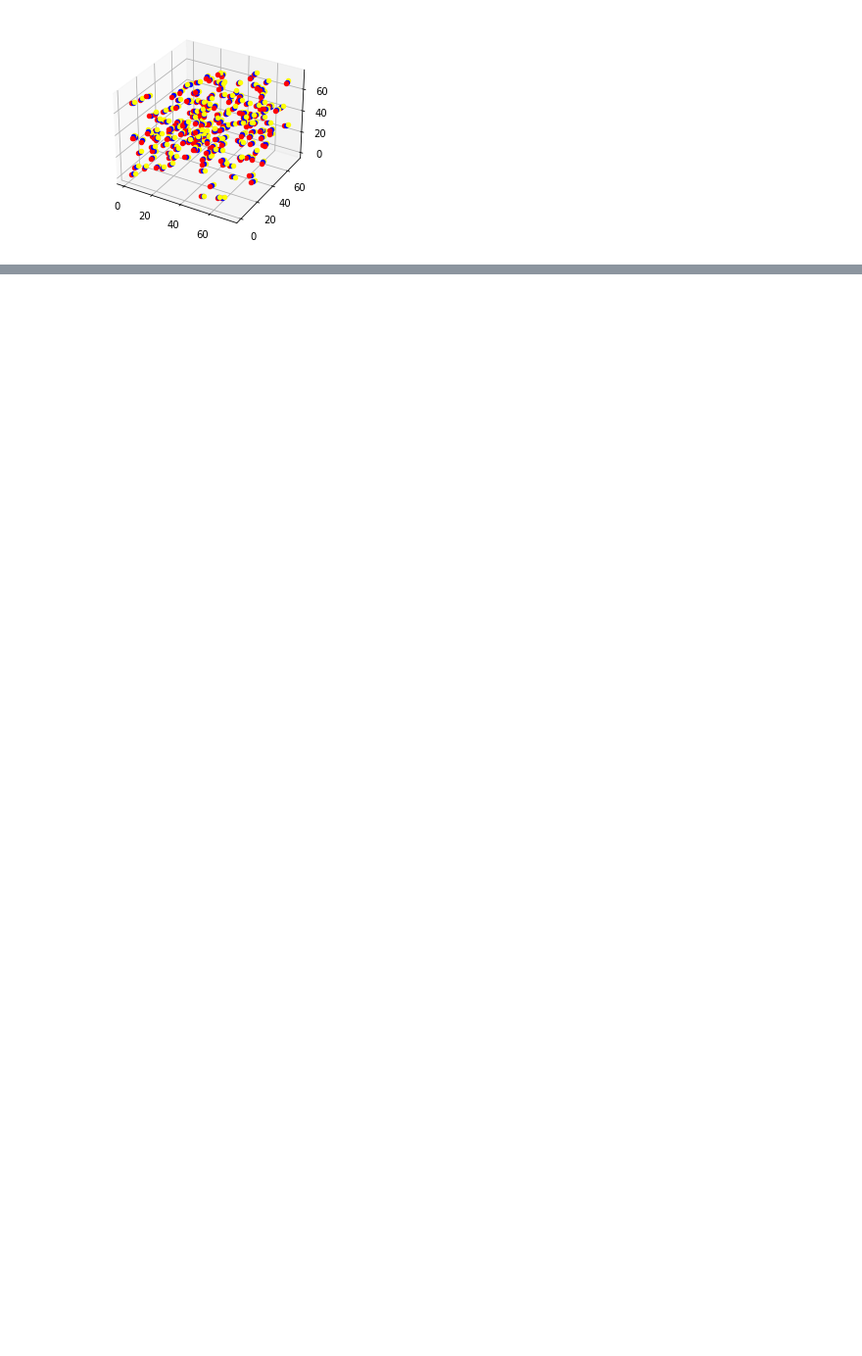
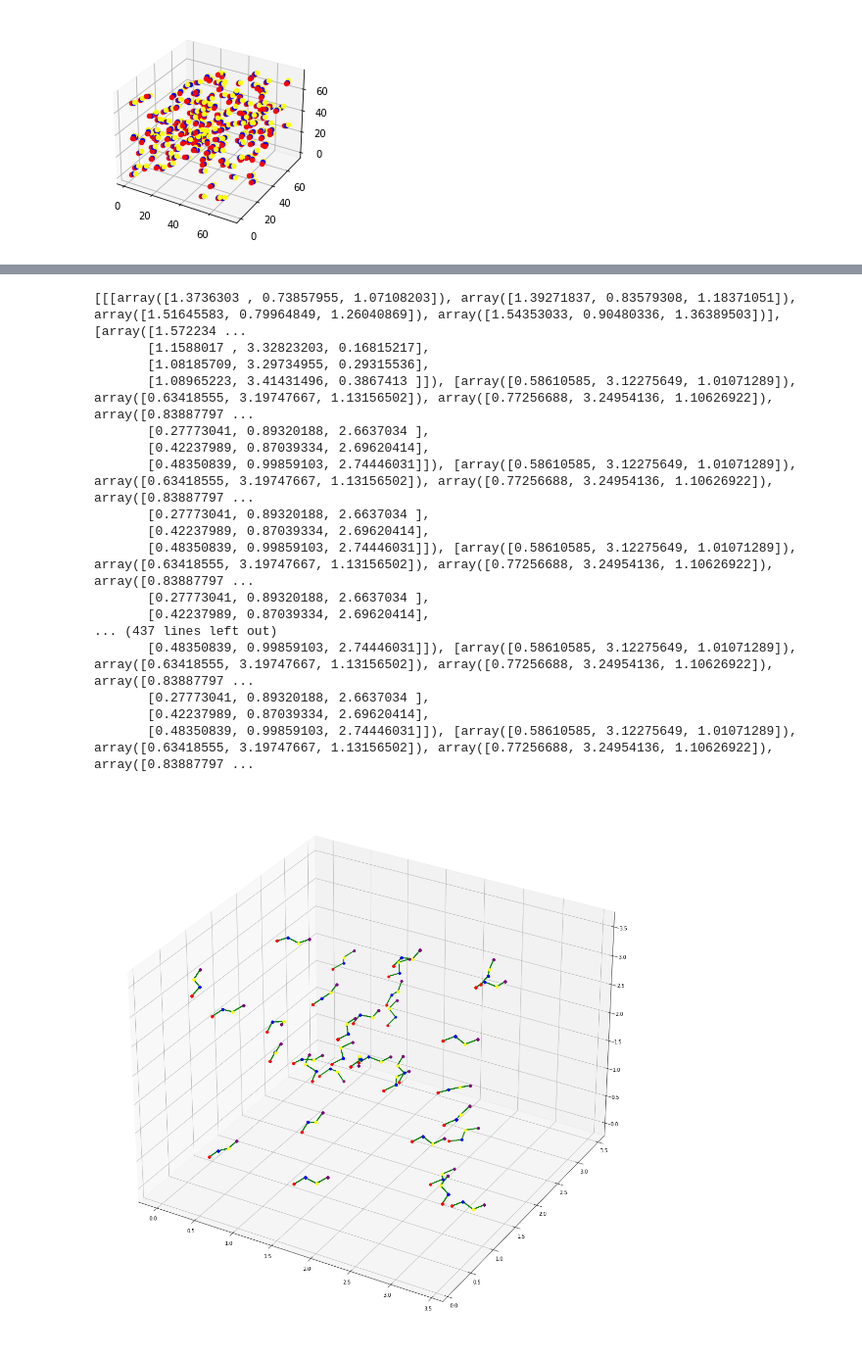
Before and after one commit to varunk122/CBMC_CHAIN_SIMULATION, a Jupyter notebook: test.ipynb, the cells around one changed output, grey strips where cells are left out. Shown at 98% size. Saved outputs shown, nothing was run; the diff lists cells and outputs as text; code cells hidden in the pictures; blank space fills up the shorter version.

```diff
--- a/test.ipynb
+++ b/test.ipynb
@@ -725,0 +770,12 @@ visualize.visualize_butane(positions)
+# %%
+from config import *
+import init
+import copy
+# Npart = 10
+nsteps = 20
+positions = init.init_system(box_length,Npart)
+import butane_cbmc
+positions_list = []
+for i in range(nsteps):
+    positions, accepted_states, energy_change, pressure_change = butane_cbmc.CBMC_step(positions, Npart)
+    positions_list.append(copy.deepcopy(positions))
@@ -725,0 +812,22 @@ visualize.visualize_butane(positions)
+# %%
+import visualize
+visualize.convert_positions_from_file_to_video(positions_list)
+# %% [output]
+[[[array([1.3736303 , 0.73857955, 1.07108203]), array([1.39271837, 0.83579308, 1.18371051]), array([1.51645583, 0.79964849, 1.26040869]), array([1.54353033, 0.90480336, 1.36389503])], [array([1.572234 ...
+       [1.1588017 , 3.32823203, 0.16815217],
+       [1.08185709, 3.29734955, 0.29315536],
+       [1.08965223, 3.41431496, 0.3867413 ]]), [array([0.58610585, 3.12275649, 1.01071289]), array([0.63418555, 3.19747667, 1.13156502]), array([0.77256688, 3.24954136, 1.10626922]), array([0.83887797 ...
+       [0.27773041, 0.89320188, 2.6637034 ],
+       [0.42237989, 0.87039334, 2.69620414],
+       [0.48350839, 0.99859103, 2.74446031]]), [array([0.58610585, 3.12275649, 1.01071289]), array([0.63418555, 3.19747667, 1.13156502]), array([0.77256688, 3.24954136, 1.10626922]), array([0.83887797 ...
+       [0.27773041, 0.89320188, 2.6637034 ],
+       [0.42237989, 0.87039334, 2.69620414],
+       [0.48350839, 0.99859103, 2.74446031]]), [array([0.58610585, 3.12275649, 1.01071289]), array([0.63418555, 3.19747667, 1.13156502]), array([0.77256688, 3.24954136, 1.10626922]), array([0.83887797 ...
+       [0.27773041, 0.89320188, 2.6637034 ],
+       [0.42237989, 0.87039334, 2.69620414],
+... (437 lines left out)
+       [0.48350839, 0.99859103, 2.74446031]]), [array([0.58610585, 3.12275649, 1.01071289]), array([0.63418555, 3.19747667, 1.13156502]), array([0.77256688, 3.24954136, 1.10626922]), array([0.83887797 ...
+       [0.27773041, 0.89320188, 2.6637034 ],
+       [0.42237989, 0.87039334, 2.69620414],
+       [0.48350839, 0.99859103, 2.74446031]]), [array([0.58610585, 3.12275649, 1.01071289]), array([0.63418555, 3.19747667, 1.13156502]), array([0.77256688, 3.24954136, 1.10626922]), array([0.83887797 ...
+[figure, added]
```
Also changed, not shown: parts of 12 cells of this notebook, 8 other files.
